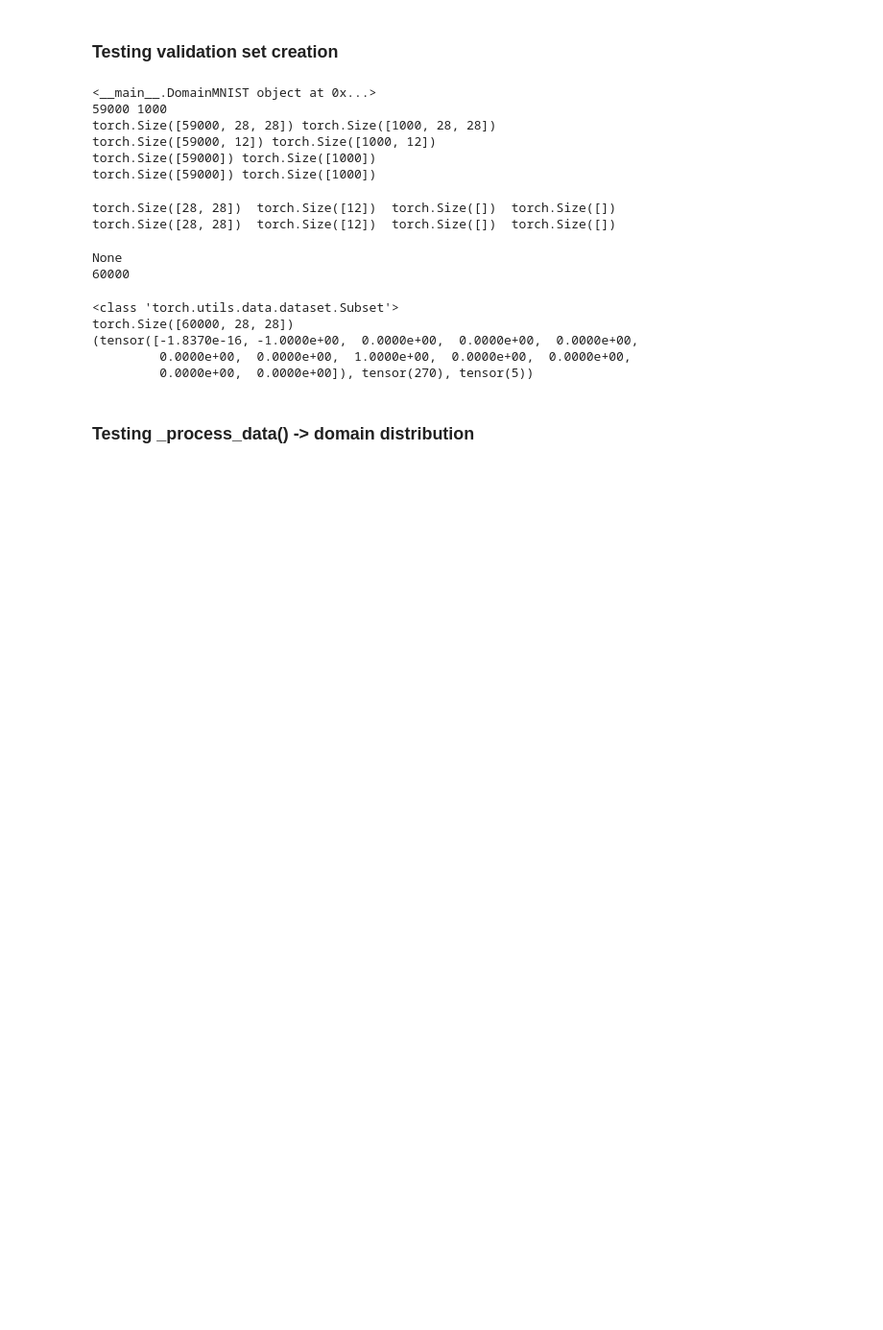
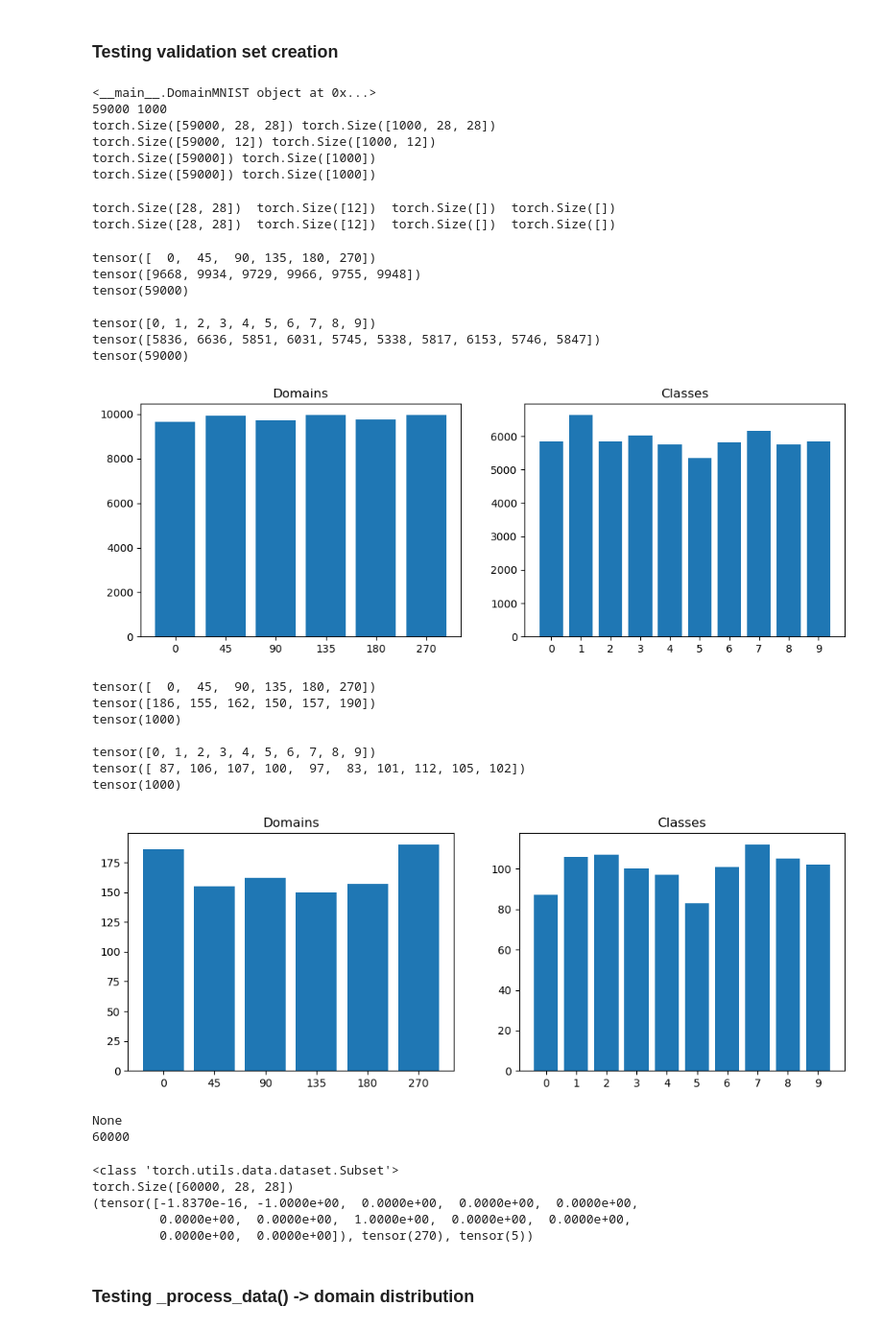
Before and after one commit to Fjallripa/Rotated-cINN, a Jupyter notebook: rotated_cinn/code_tests/testing_data_py.ipynb, the cells around one changed output. Shown at 96% size. Saved outputs shown, nothing was run; the diff lists cells and outputs as text; code cells hidden in the pictures; blank space fills up the shorter version.

```diff
--- a/rotated_cinn/code_tests/testing_data_py.ipynb
+++ b/rotated_cinn/code_tests/testing_data_py.ipynb
@@ -155,0 +158,23 @@ class RotatedMNIST(DomainMNIST):
+# %%
+def show_domain_and_class_distribution(dataset):
+    domains, d_distribution = dataset.domain_labels.unique(return_counts=True)
+    print(domains)
+    print(d_distribution)
+    print(sum(d_distribution))
+    print("")
+    classes, c_distribution = dataset.class_labels.unique(return_counts=True)
+    print(classes)
+    print(c_distribution)
+    print(sum(c_distribution))
+
+    plt.figure(figsize=(12, 4))
+    plt.subplot(1, 2, 1)
+    plt.title("Domains")
+    plt.bar([str(int(d)) for d in domains], d_distribution)
+
+    plt.subplot(1, 2, 2)
+    plt.title("Classes")
+    plt.bar(range(len(classes)), c_distribution)
+    plt.xticks(classes)
+
+    plt.show()
@@ -183,6 +221,26 @@ for item in rot.val[len(rot.val) - 1]:
 # %% [output]
 torch.Size([28, 28])  torch.Size([12])  torch.Size([])  torch.Size([])
 torch.Size([28, 28])  torch.Size([12])  torch.Size([])  torch.Size([])
+# %%
+show_domain_and_class_distribution(rot)
+show_domain_and_class_distribution(rot.val)
+# %% [output]
+tensor([  0,  45,  90, 135, 180, 270])
+tensor([9668, 9934, 9729, 9966, 9755, 9948])
+tensor(59000)
+
+tensor([0, 1, 2, 3, 4, 5, 6, 7, 8, 9])
+tensor([5836, 6636, 5851, 6031, 5745, 5338, 5817, 6153, 5746, 5847])
+tensor(59000)
+[figure, added]
+tensor([  0,  45,  90, 135, 180, 270])
+tensor([186, 155, 162, 150, 157, 190])
+tensor(1000)
+
+tensor([0, 1, 2, 3, 4, 5, 6, 7, 8, 9])
+tensor([ 87, 106, 107, 100,  97,  83, 101, 112, 105, 102])
+tensor(1000)
+[figure, added]
 # %%
 # checking if the training set without validation set is still created.
 rot = RotatedMNIST([0, 45, 90, 180, 270, 135], train=True, seed=1)
```
Also changed, not shown: parts of 5 cells of this notebook.
